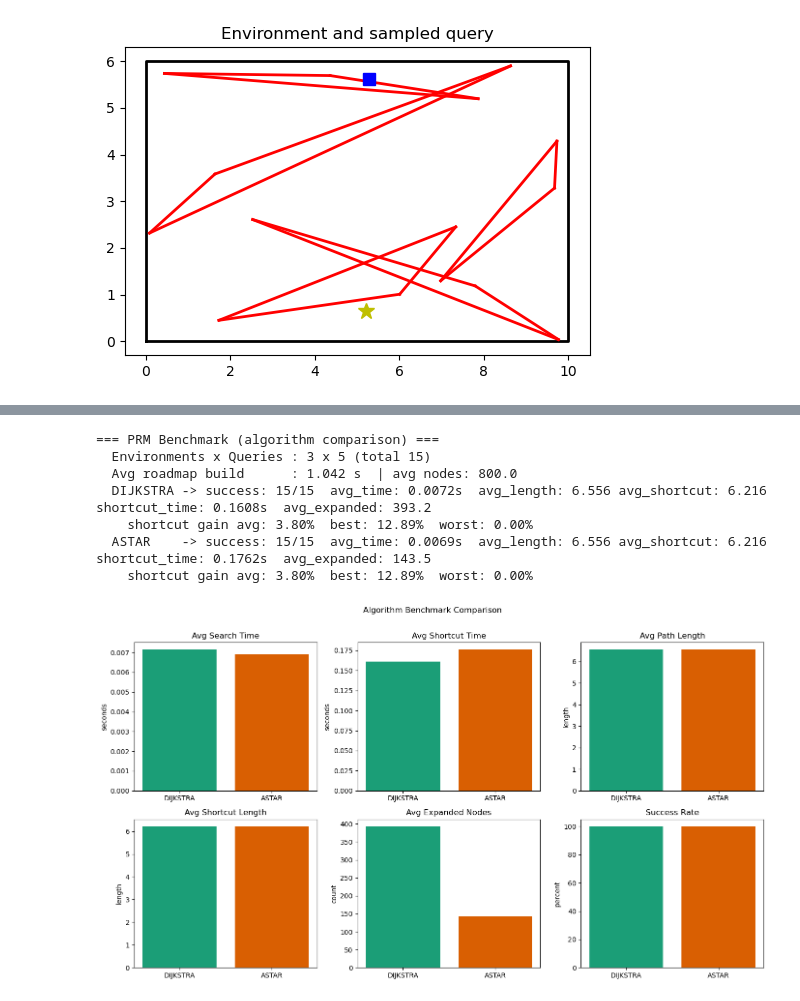
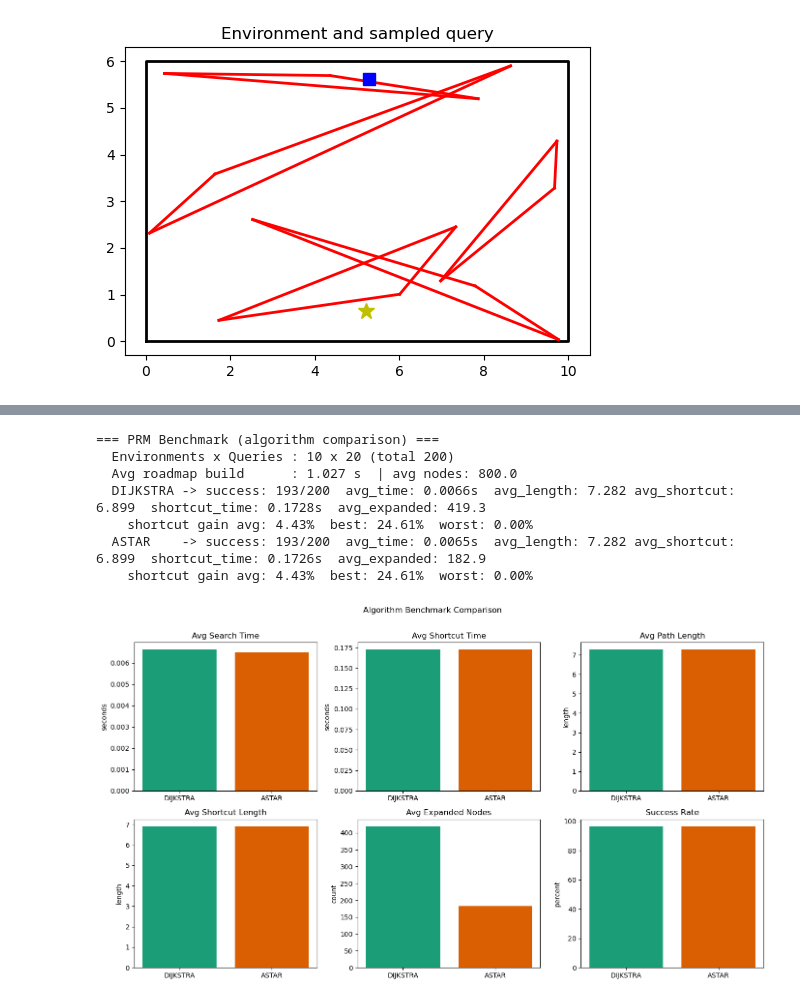
Before and after one commit to ableyyyx/osr_course_pkgs_klw_exercises, a Jupyter notebook: osr_examples/scripts/prm_2d.ipynb, the cells around one changed output, grey strips where cells are left out. Cells and saved outputs as stored; diff of their text form; code cells hidden in the pictures.

```diff
--- a/osr_examples/scripts/prm_2d.ipynb
+++ b/osr_examples/scripts/prm_2d.ipynb
@@ -190,13 +220,13 @@ pl.show()
 # %%
 # Batch benchmark with aggregated metrics and plots
-prm_2d.benchmark(num_env=3, num_queries=5,
+prm_2d.benchmark(num_env=10, num_queries=20,
                  algorithms=algorithms, show_hist=True)
 # %% [output]
 === PRM Benchmark (algorithm comparison) ===
-  Environments x Queries : 3 x 5 (total 15)
-  Avg roadmap build      : 1.042 s  | avg nodes: 800.0
-  DIJKSTRA -> success: 15/15  avg_time: 0.0072s  avg_length: 6.556 avg_shortcut: 6.216  shortcut_time: 0.1608s  avg_expanded: 393.2
-    shortcut gain avg: 3.80%  best: 12.89%  worst: 0.00%
-  ASTAR    -> success: 15/15  avg_time: 0.0069s  avg_length: 6.556 avg_shortcut: 6.216  shortcut_time: 0.1762s  avg_expanded: 143.5
-    shortcut gain avg: 3.80%  best: 12.89%  worst: 0.00%
+  Environments x Queries : 10 x 20 (total 200)
+  Avg roadmap build      : 1.027 s  | avg nodes: 800.0
+  DIJKSTRA -> success: 193/200  avg_time: 0.0066s  avg_length: 7.282 avg_shortcut: 6.899  shortcut_time: 0.1728s  avg_expanded: 419.3
+    shortcut gain avg: 4.43%  best: 24.61%  worst: 0.00%
+  ASTAR    -> success: 193/200  avg_time: 0.0065s  avg_length: 7.282 avg_shortcut: 6.899  shortcut_time: 0.1726s  avg_expanded: 182.9
+    shortcut gain avg: 4.43%  best: 24.61%  worst: 0.00%
-[figure, old version]
+[figure, new version]
```
Also changed, not shown: parts of 6 cells of this notebook.
